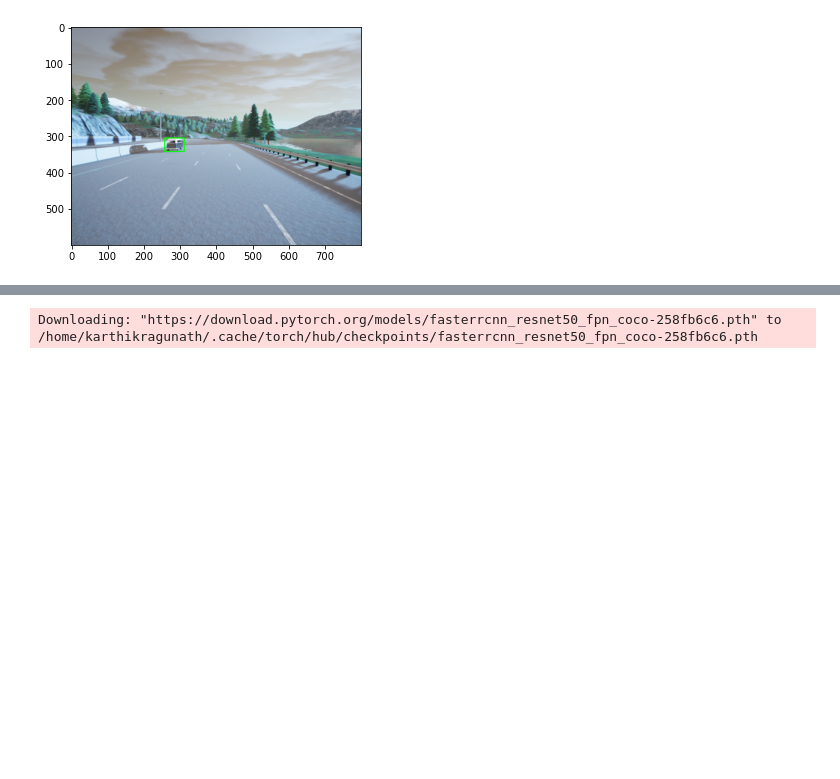
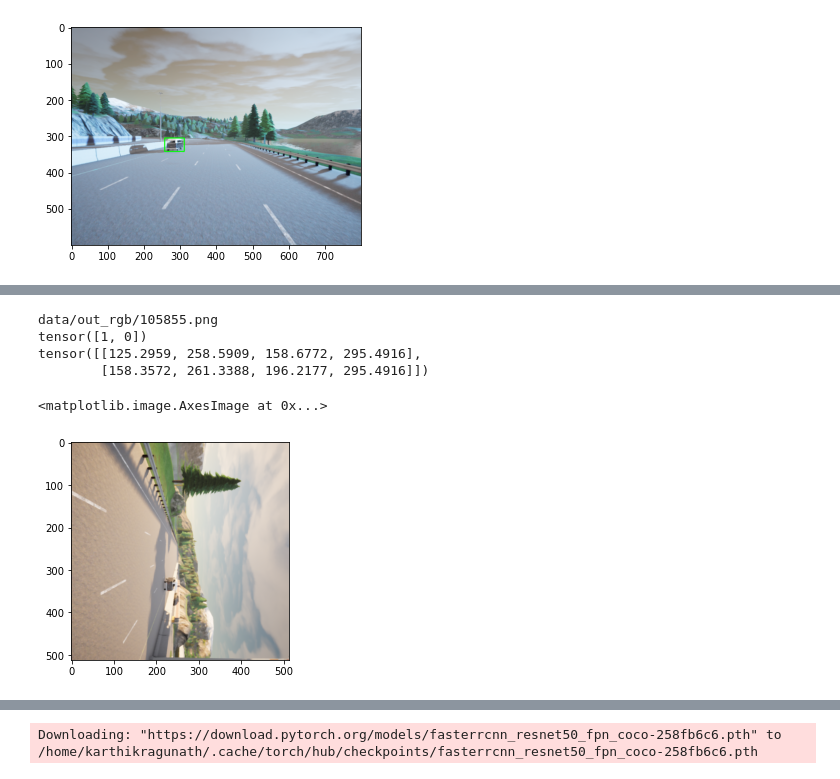
Before and after one commit to Karthik-Ragunath/Semantic-Object-Detection, a Jupyter notebook: faster_rcnn.ipynb, the cells around one changed output, grey strips where cells are left out. Saved outputs shown, nothing was run; the diff lists cells and outputs as text; code cells hidden in the pictures; blank space fills up the shorter version.

```diff
--- a/faster_rcnn.ipynb
+++ b/faster_rcnn.ipynb
@@ -105,6 +105,34 @@ model = FasterRCNN(backbone,
                    num_classes=2,
                    rpn_anchor_generator=anchor_generator,
                    box_roi_pool=roi_pooler)
+# %%
+import torch
+import matplotlib.pyplot as plt
+
+BATCH_SIZE = 4 # increase / decrease according to GPU memeory
+RESIZE_TO = 512 # resize the image for training and transforms
+NUM_EPOCHS = 100 # number of epochs to train for
+
+DEVICE = torch.device('cuda') if torch.cuda.is_available() else torch.device('cpu')
+
+# training images and XML files directory
+TRAIN_DIR = 'data/out_rgb'
+# validation images and XML files directory
+VALID_DIR = 'data/out_rgb'
+
+# classes: 0 index is reserved for background
+CLASSES = [
+    '0', '1', '2', '3'
+]
+NUM_CLASSES = 4
+
+# whether to visualize images after crearing the data loaders
+VISUALIZE_TRANSFORMED_IMAGES = False
+
+# location to save model and plots
+OUT_DIR = '../outputs'
+SAVE_PLOTS_EPOCH = 2 # save loss plots after these many epochs
+SAVE_MODEL_EPOCH = 2 # save model after these many epochs
 # %%
 import albumentations as A
 import cv2
@@ -307,0 +420,12 @@ print(f"Number of validation samples: {len(valid_dataset)}\n")
+# %%
+trainset_0 = train_dataset[0]
+# %% [output]
+data/out_rgb/105855.png
+tensor([1, 0])
+tensor([[125.2959, 258.5909, 158.6772, 295.4916],
+        [158.3572, 261.3388, 196.2177, 295.4916]])
+# %%
+plt.imshow(trainset_0[0].permute(1,2,0))
+# %% [output]
+<matplotlib.image.AxesImage at 0x...>
+[figure, added]
```
Also changed, not shown: parts of 10 cells of this notebook, 3 other files.
